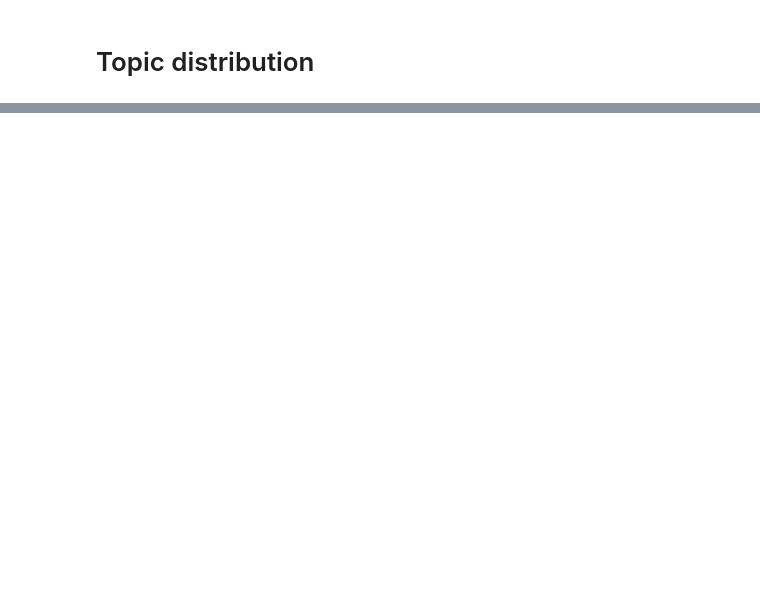
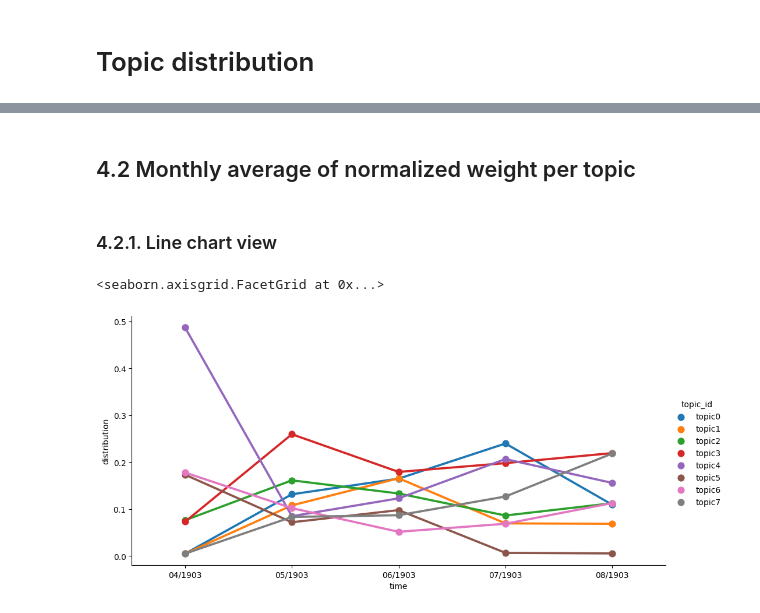
Before and after one commit to DHARPA-Project/TopicModelling-, a Jupyter notebook: topic_modelling_tfidf.ipynb, the cells around one changed output, grey strips where cells are left out. Cells and saved outputs as stored; diff of their text form; code cells hidden in the pictures; blank space fills up the shorter version.

```diff
--- a/topic_modelling_tfidf.ipynb
+++ b/topic_modelling_tfidf.ipynb
@@ -404,0 +407,8 @@ Text(0.5, 0, 'Weight (%)')
+# %%
+gensim_groupby = distribution_gensim_wfiles.copy()
+# %%
+# drop columns that won't be needed at this stage
+gensim_groupby = gensim_groupby.drop(['document_path', 'date'], axis=1)
+# %%
+# group by year and month
+distribution_month = gensim_groupby.groupby(['year','month']).mean().reset_index()
@@ -404,0 +424,4 @@ Text(0.5, 0, 'Weight (%)')
+# %% [markdown]
+## 4.2 Monthly average of normalized weight per topic
+# %% [markdown]
+### 4.2.1. Line chart view
@@ -404,0 +430,22 @@ Text(0.5, 0, 'Weight (%)')
+# %%
+#restructuring df so that it can work with seaborn
+df_vis = pd.DataFrame(columns=['time', 'topic_id', 'distribution'])
+x=0
+columns_nr = len(distribution_month.columns)-2
+for i in range(len(distribution_month)):
+  for j in range(columns_nr):
+    df_vis.loc[x] = ''
+    df_vis['time'].loc[x] = distribution_month['month'].loc[i] + '/' + distribution_month['year'].loc[i]
+    df_vis['topic_id'].loc[x] = distribution_month.columns[j+2]
+    df_vis['distribution'].loc[x] = distribution_month.iloc[i,(j+2)]
+    x+= 1
+# %%
+sns.factorplot(data= df_vis,
+               x= 'time',
+               y= 'distribution',
+               hue = 'topic_id',
+               aspect=2,
+               saturation=.5)
+# %% [output]
+<seaborn.axisgrid.FacetGrid at 0x...>
+[figure, added]
```
Also changed, not shown: parts of 98 cells of this notebook.
